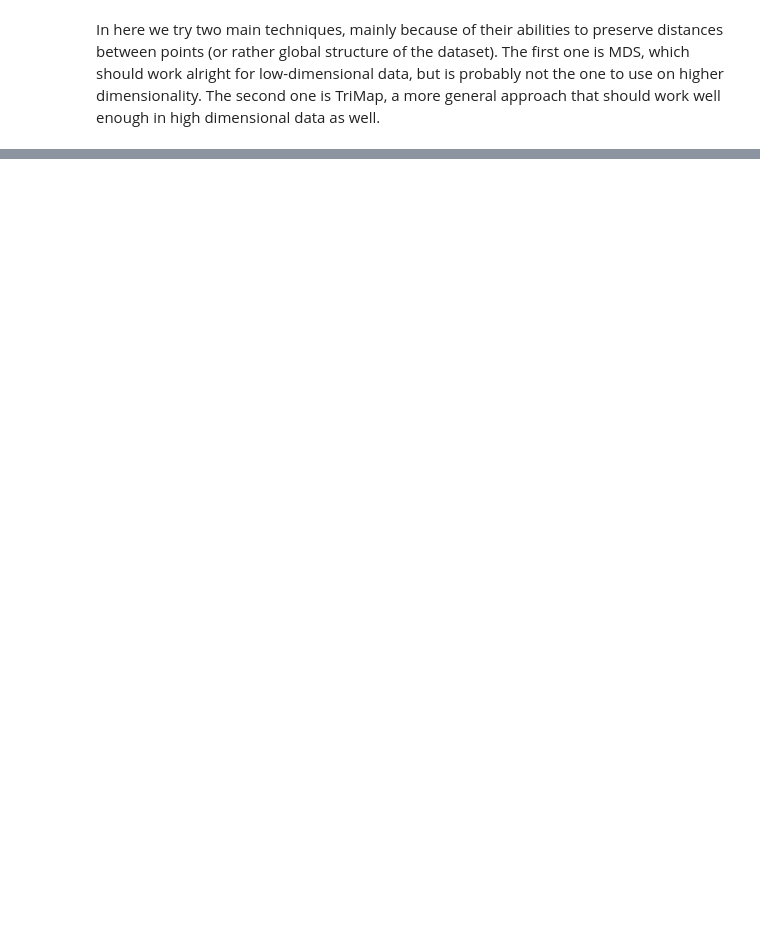
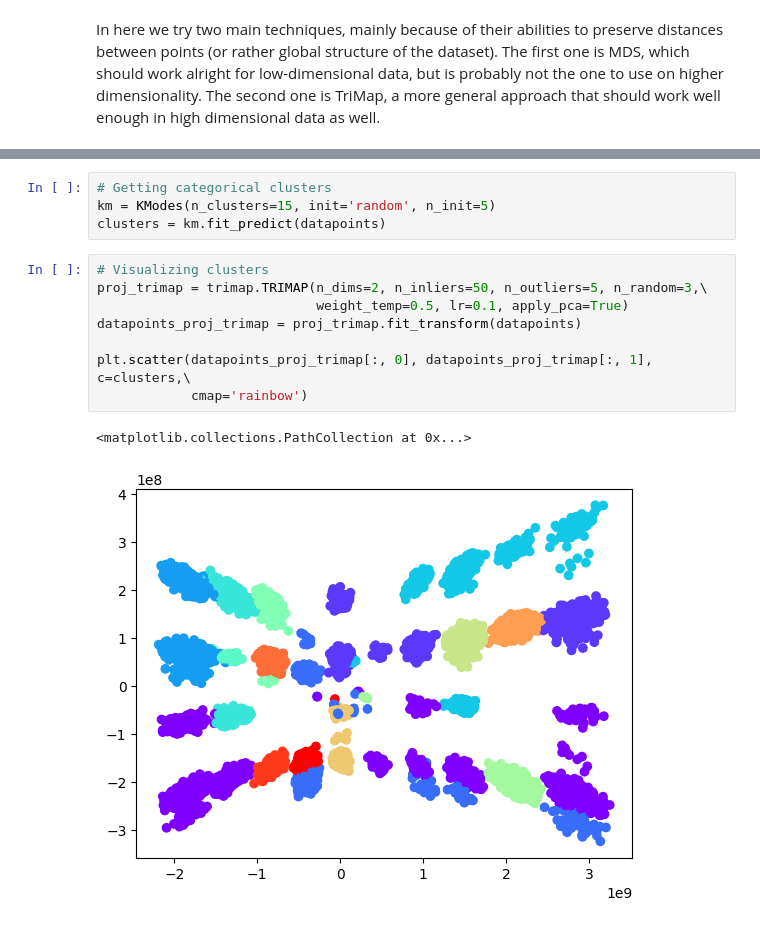
Before and after one commit to Luizerko/indigenous_clusters_and_communities, a Jupyter notebook: indigenous_project/tainacan_collection/baseline_clustering.ipynb, the cells around one changed output, grey strips where cells are left out. Drawn from its saved outputs; the diff is of its cells as text; blank space fills up the shorter version.

```diff
--- a/indigenous_project/tainacan_collection/baseline_clustering.ipynb
+++ b/indigenous_project/tainacan_collection/baseline_clustering.ipynb
@@ -151,0 +264,15 @@ In here we try two main techniques, mainly because of their abilities to preserv
+# %%
+# Getting categorical clusters
+km = KModes(n_clusters=15, init='random', n_init=5)
+clusters = km.fit_predict(datapoints)
+# %%
+# Visualizing clusters
+proj_trimap = trimap.TRIMAP(n_dims=2, n_inliers=50, n_outliers=5, n_random=3,\
+                            weight_temp=0.5, lr=0.1, apply_pca=True)
+datapoints_proj_trimap = proj_trimap.fit_transform(datapoints)
+
+plt.scatter(datapoints_proj_trimap[:, 0], datapoints_proj_trimap[:, 1], c=clusters,\
+            cmap='rainbow')
+# %% [output]
+<matplotlib.collections.PathCollection at 0x...>
+[figure, added]
```
Also changed, not shown: parts of 13 cells of this notebook, 4 other files.
